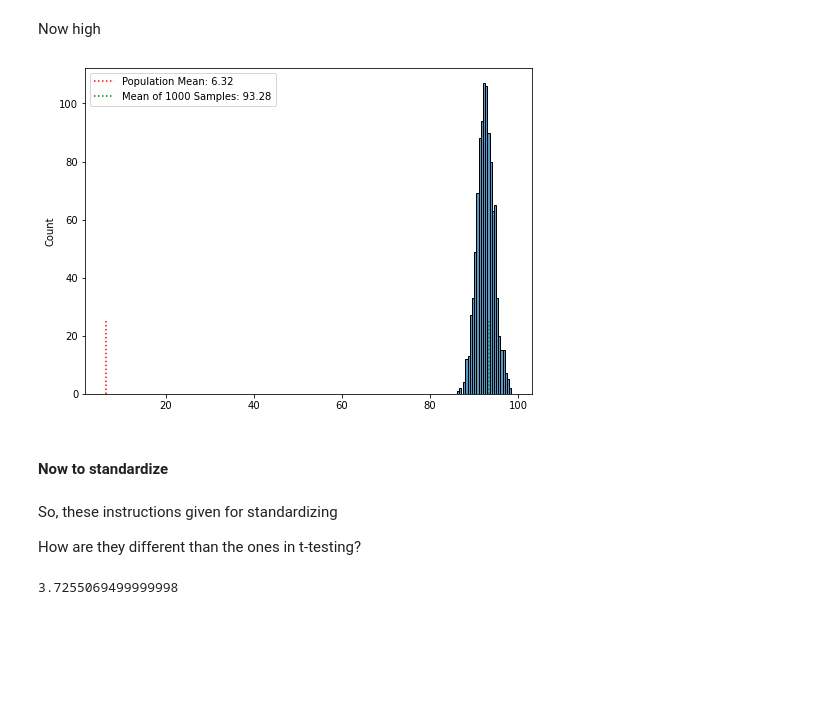
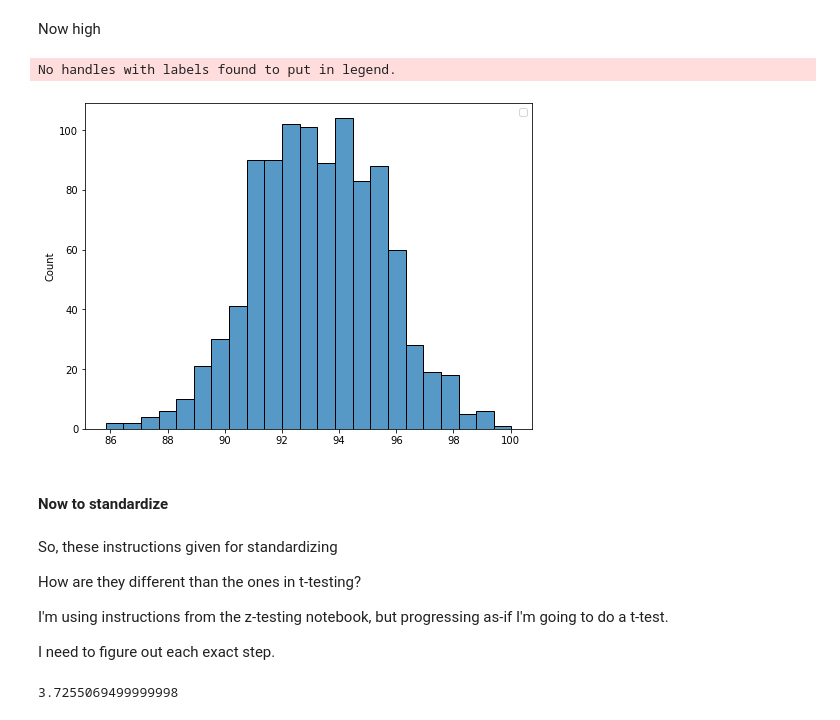
Before and after one commit to Kaewin/phase2_project2, a Jupyter notebook: eda_kip.ipynb, the cells around one changed output. Saved outputs shown, nothing was run; the diff lists cells and outputs as text; code cells hidden in the pictures; blank space fills up the shorter version.

```diff
--- a/eda_kip.ipynb
+++ b/eda_kip.ipynb
@@ -1118,25 +1118,30 @@ sample_mean_high = [np.mean(df_high.sample(n=n))[1] for x in range(k)]
 # %%
 # pop_mean = df_test_dropped['averagerating'].mean()
 # samp_mean = np.mean(sample_mean_high)
 
 plt.figure(figsize=(8,6))
 
-sns.histplot(sample_mean_low)
+sns.histplot(sample_mean_high)
 
 # plt.vlines(pop_mean, ymin=0, ymax=25, color='r', linestyle=':',
 #            label=f'Population Mean: {pop_mean:.2f}')
 # plt.vlines(samp_mean, ymin=0, ymax=25, color='g', linestyle=':',
 #            label=f'Mean of {k} Samples: {samp_mean:.2f}')
 
 plt.legend();
 # %% [output]
+No handles with labels found to put in legend.
-[figure, old version]
+[figure, new version]
 # %% [markdown]
 #### Now to standardize
 # %% [markdown]
 So, these instructions given for standardizing
 
 How are they different than the ones in t-testing?
+
+I'm using instructions from the z-testing notebook, but progressing as-if I'm going to do a t-test.
+
+I need to figure out each exact step.
 # %%
 sample_mean_low_array = np.array(sample_mean_low)
 sample_mean_low_array.var()
```
Also changed, not shown: parts of 11 cells of this notebook.
